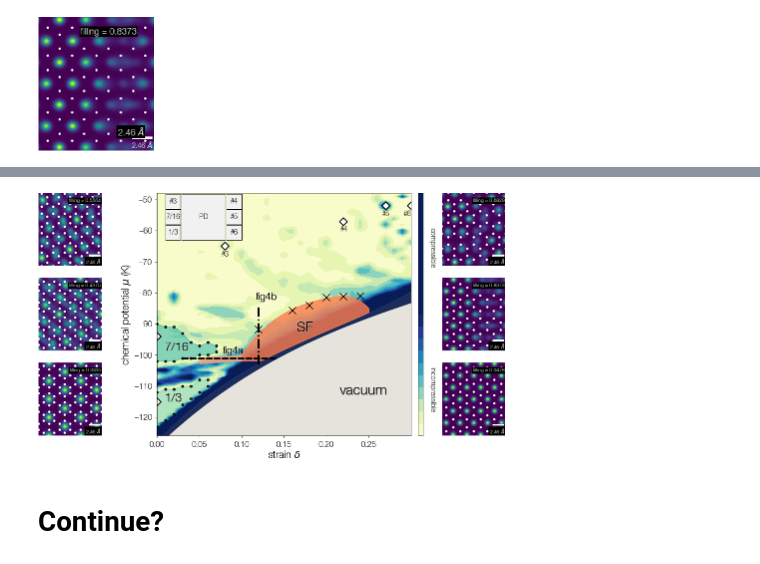
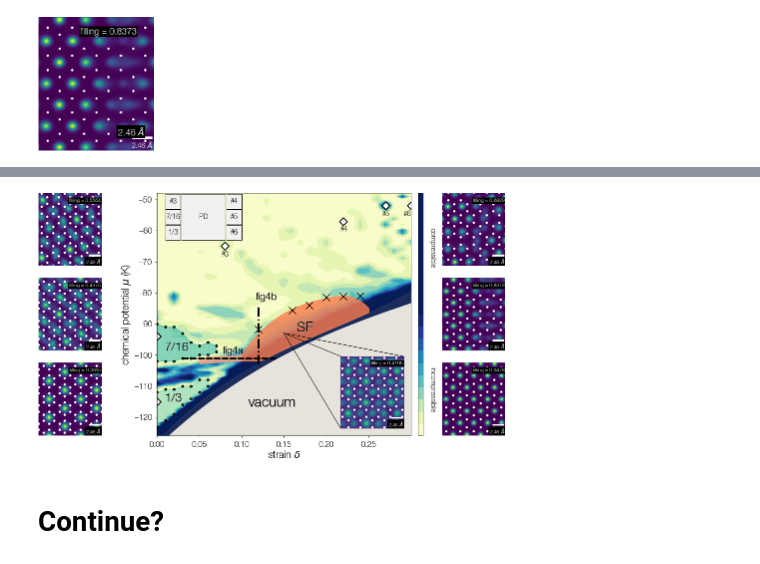
Before and after one commit to DelMaestroGroup/papers-code-Superfluid4HeStrainGraphene, a Jupyter notebook: src/T1comm_phases.ipynb, the cells around one changed output, grey strips where cells are left out. Drawn from its saved outputs; the diff is of its cells as text; code cells hidden in the pictures.

```diff
--- a/src/T1comm_phases.ipynb
+++ b/src/T1comm_phases.ipynb
@@ -445,7 +445,7 @@ with plt.style.context(plot_style['sans']):
 # %% [markdown]
 # 2D density frame generator
 # %%
-def den_maker_single(subset):
+def den_maker_from_raw(subset):
     if len(subset) != 1:
         print("the subset has more than one data")
         return None
@@ -463,6 +463,18 @@ def den_maker_single(subset):
         dens = round(float(one_set['n']/one_set['totN']), 4)
 
         return mulst, rho, box, ngridsep, dens
+# %%
+def den_maker_single(file):
+    with open(file,'r') as lines:
+        header = lines.readline()
+        ngridsep = int(header.split(' ')[-1][:-1])
+        densityData = np.genfromtxt(file, skip_header=2,deletechars="") #read data
+        rho = densityData.reshape([ngridsep,ngridsep]) #reshape to 2d
+        box = [float(header.split(' ')[4])*ngridsep, float(header.split(' ')[7])*ngridsep]
+
+        return rho, box, ngridsep
+# Export data
+# dbase.to_csv('../data/T1comm_data.csv',index=False)
 # %%
 from graphenetools import gt
 import matplotlib.patheffects as path_effects
@@ -549,9 +586,14 @@ for i, pair in enumerate(set_of_smu):
 # %%
 ref_x = np.array(set_of_smu)[:,0]
 ref_y = np.array(set_of_smu)[:,1]
+# %%
+sf_rho, sf_box, _ = den_maker_single('../data/planeden_super.dat')
+sf_ref_x, sf_ref_y = 15, -93
+sf_dens = 0.4196
 # %%
 from mpl_toolkits.axes_grid1 import make_axes_locatable
 from matplotlib.patches import Rectangle
+from mpl_toolkits.axes_grid1.inset_locator import inset_axes
 
 mosaic = """
 cAAAd
@@ -657,8 +699,8 @@ with plt.style.context(plot_style['sans']):
     # text
     pd_fig.text(0.815,0.72,'compressible', rotation = -90, ) #,fontsize = 20
     pd_fig.text(0.815,0.19,'incompressible', rotation = -90, )
-    pd_fig.text(0.722,0.168,'vacuum',color='darkgrey', fontsize = 14, transform=ax.transAxes,) # fontsize = 30
-    pd_fig.text(0.72,0.17,'vacuum',color='k', fontsize = 14, transform=ax.transAxes,)
+    pd_fig.text(0.362,0.118,'vacuum',color='darkgrey', fontsize = 14, transform=ax.transAxes,) # fontsize = 30
+    pd_fig.text(0.36,0.12,'vacuum',color='k', fontsize = 14, transform=ax.transAxes,)
     ax.text(0.552,0.428,'SF',color='darkgrey', fontsize = 14, transform=ax.transAxes,)
     ax.text(0.55,0.43,'SF',color='k', fontsize = 14, transform=ax.transAxes,)
     ax.text(0.032,0.138,'1/3',color='darkgrey', fontsize = 12, transform=ax.transAxes,) # fontsize = 24
@@ -669,35 +711,66 @@ with plt.style.context(plot_style['sans']):
     ax.text(0.26,0.338,'fig4a',color='k', fontsize = 10, transform=ax.transAxes,)
     ax.text(0.391,0.559,'fig4b',color='darkgrey', fontsize = 10, transform=ax.transAxes,)
     ax.text(0.39,0.56,'fig4b',color='k', fontsize = 10, transform=ax.transAxes,)
 
     # shapes
     def gen_rect(rec_x,rec_y,lab, size=(1.8/100,4.8)):
         rec = Rectangle((rec_x,rec_y), size[0], size[1], fc='#F1F1F1',ec="black", linewidth=0.5)
         ax.add_patch(rec)
         rx, ry = rec.get_xy()
         cx = rx + rec.get_width()/2.0
         cy = ry + rec.get_height()/2.0
         ax.annotate(lab, (cx, cy), color='black', fontsize=7, ha='center', va='center')
     gen_rect(0.01,-63,'1/3')
     gen_rect(0.01,-63+5,'7/16')
     gen_rect(0.01,-63+10,r'#3')
     gen_rect(0.01+1.8*4/100,-63+10,r'#4')
     gen_rect(0.01+1.8*4/100,-63+5,r'#5')
     gen_rect(0.01+1.8*4/100,-63,r'#6')
     gen_rect(2.91/100,-63,'PD',size=((1.8*3-0.2)/100, 14.8))
 
     # reference points
     ax.scatter((ref_x)/100,ref_y, s=30, marker='D', c='white', linewidths=1, edgecolors='k')
     ax.text((ref_x[2]-0.4)/100,ref_y[2]-3.3,r'#3',color='k', )
     ax.text((ref_x[3]-0.4)/100,ref_y[3]-3.3,r'#4',color='k', )
     ax.text((ref_x[4]-0.4)/100,ref_y[4]-3.3,r'#5',color='k', )
     ax.text((ref_x[5]-0.9)/100,ref_y[5]-3.3,r'#6',color='k', )
 
-#     plt.tight_layout()
+    # superfluid inset
+    ax.plot([0.15, 0.217],[sf_ref_y, -100.45], color='k', linestyle = '-', lw = 0.5)
+    ax.plot([0.15, 0.291],[sf_ref_y, -100.45], color='k', linestyle = '-', lw = 0.5)
+    ax.plot([0.15, 0.217],[sf_ref_y, -123.6], color='k', linestyle = '-', lw = 0.5)
+
+    sf_axins = inset_axes(ax, width="25%", height="30%", loc=4, borderpad=1)
+    sf_axins.imshow(sf_rho.T, extent=[-0.5*sf_box[0],0.5*sf_box[0],-0.5*sf_box[1],0.5*sf_box[1]])
+    sf_axins.axis('off')
+
+    sf_axins.text(0.74,0.88,'filling = '+f'{sf_dens}',
+                  c='white', fontsize = 5, transform=sf_axins.transAxes,
+                  bbox={'facecolor':'black','alpha':1,'edgecolor':'none','pad':1},ha='center'
+                 )
+    c_positions = np.vstack(gt.get_graphene_carbon_atoms(0.0,[x/(1.15) for x in sf_box]))
+    c_positions *= 1.15
+    sf_axins.scatter(c_positions[:,0],c_positions[:,1], s=1.8, c='w')
+
+    sf_axins.set_xlim(-0.5*fixb[0],0.5*fixb[0])
+    sf_axins.set_ylim(-0.5*fixb[1],0.5*fixb[1])
+    sf_axins.text(0.87,0.029, '2.46 '+ r'${\rm \AA}$',
+                  c='white', fontsize = 5, transform=sf_axins.transAxes,
+                  bbox={'facecolor':'black','alpha':1,'edgecolor':'none','pad':1},ha='center'
+                 ) #family= 'sans-serif',?
+    scalebar = AnchoredSizeBar(sf_axins.transData,
+                               2.46, '', 'lower right',
+                               pad=0.1,
+                               color='white',
+                               frameon=False,
+                               size_vertical=0.2,
+                              )
+    sf_axins.add_artist(scalebar)
+
 
     pd_fig.savefig('../figures/fig3.pdf')
 # %% [output]
-[figure, old version]
+[figure, new version]
 # %% [markdown]
 # Continue?
 # %%
```
Also changed, not shown: parts of 2 cells of this notebook, 1 other file.
